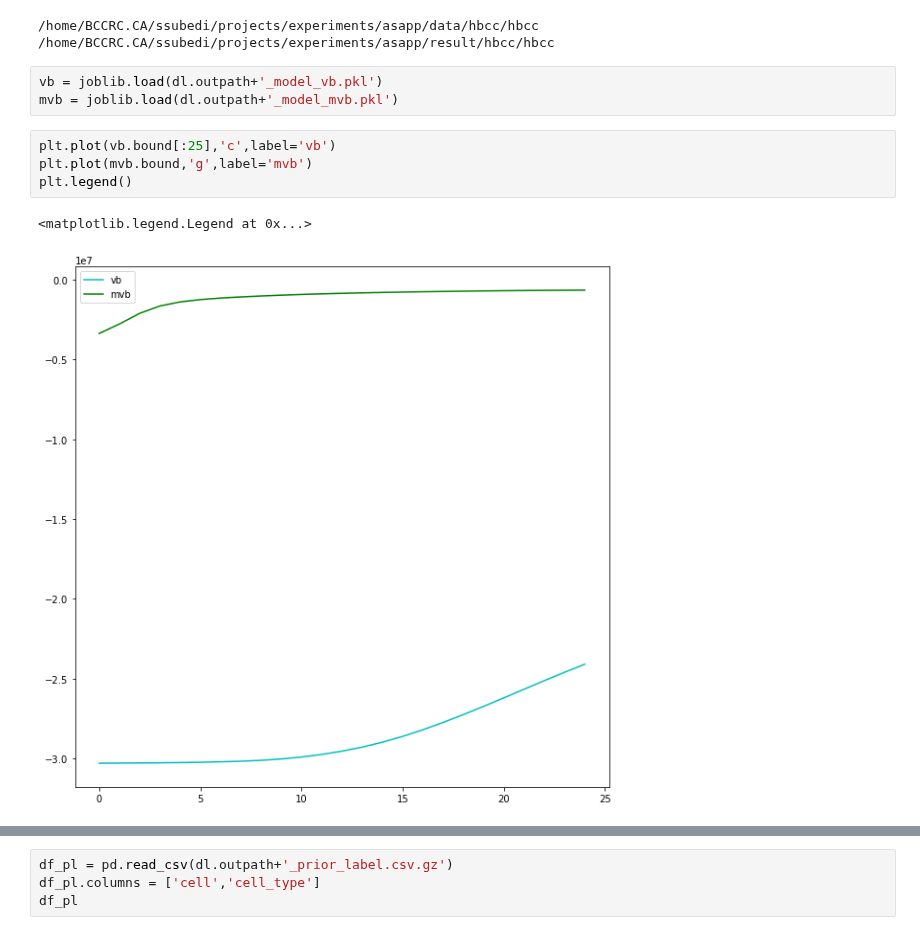
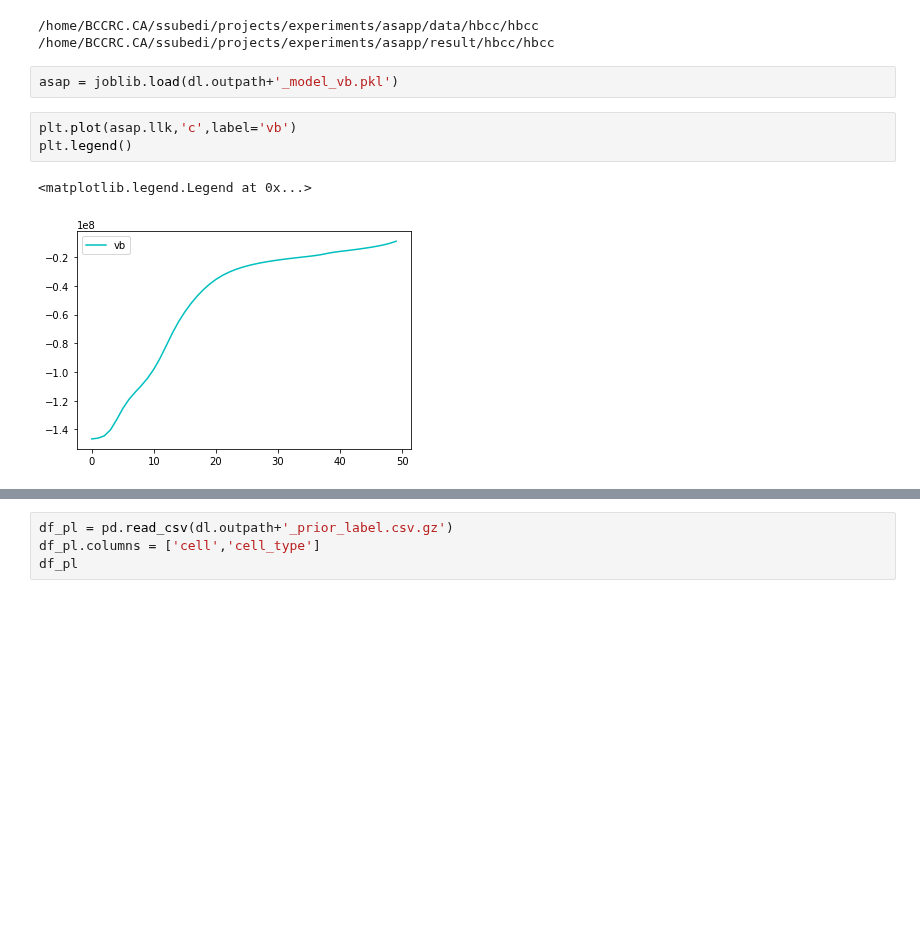
Before and after one commit to causalpathlab/asapp, a Jupyter notebook: examples/1_hbcc_data.ipynb, the cells around one changed output, grey strips where cells are left out. Saved outputs shown, nothing was run; the diff lists cells and outputs as text; blank space fills up the shorter version.

```diff
--- a/examples/1_hbcc_data.ipynb
+++ b/examples/1_hbcc_data.ipynb
@@ -48,13 +48,11 @@ print(dl.outpath)
 /home/BCCRC.CA/ssubedi/projects/experiments/asapp/data/hbcc/hbcc
 /home/BCCRC.CA/ssubedi/projects/experiments/asapp/result/hbcc/hbcc
 # %%
-vb = joblib.load(dl.outpath+'_model_vb.pkl')
-mvb = joblib.load(dl.outpath+'_model_mvb.pkl')
+asap = joblib.load(dl.outpath+'_model_vb.pkl')
 # %%
-plt.plot(vb.bound[:25],'c',label='vb')
-plt.plot(mvb.bound,'g',label='mvb')
+plt.plot(asap.llk,'c',label='vb')
 plt.legend()
 # %% [output]
 <matplotlib.legend.Legend at 0x...>
-[figure, old version]
+[figure, new version]
 # %%
```
Also changed, not shown: parts of 7 cells of this notebook, 14 other files.
